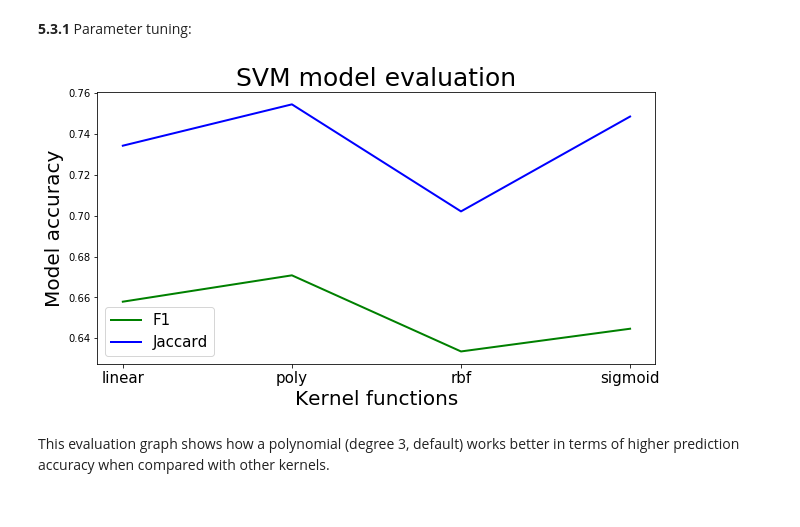
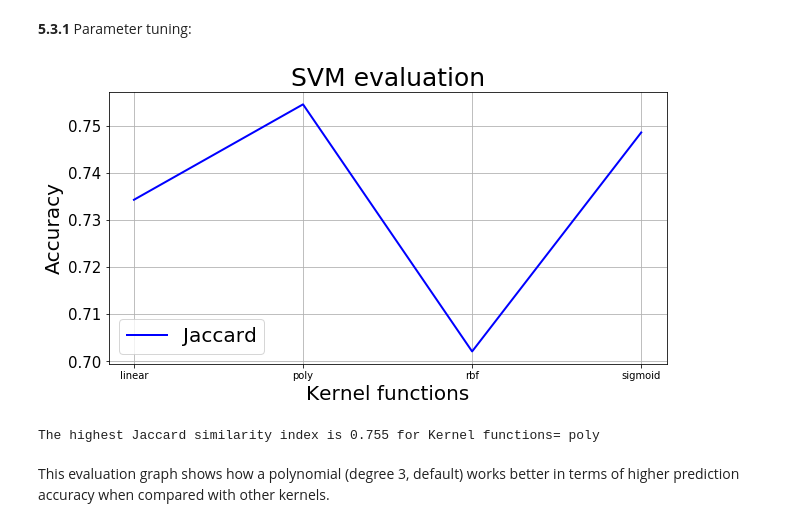
Before and after one commit to Ehsan-Negahbani/Best-Classifier, a Jupyter notebook: Project Notebook.ipynb, the cells around one changed output. Saved outputs shown, nothing was run; the diff lists cells and outputs as text; code cells hidden in the pictures.

```diff
--- a/Project Notebook.ipynb
+++ b/Project Notebook.ipynb
@@ -344,3 +406,19 @@ Parameter tuning for each machine learning model: Find the model parameter value
+# %%
+def model_eval_plt(par, Jac, model_name, model_par_name):
+    # plot model accuracy for different values of k (k: number of neighbors)
+    plt.figure(figsize=(10,5))
+    plt.plot(par, Jac, 'b', linewidth = 2)
+    plt.legend(['Jaccard'], fontsize = 20)
+    plt.ylabel('Accuracy', fontsize = 20)
+    plt.xlabel('{}'.format(model_par_name),  fontsize = 20)
+    plt.title('{} evaluation'.format(model_name), fontsize = 25)
+#     plt.xticks(range(1, Ks), range(1, Ks), fontsize = 15)
+    plt.yticks( fontsize = 15)
+    plt.grid()
+    plt.show()
+    print('The highest Jaccard similarity index is {:3.3} for {}= {}'.format(max(Jac),
+                                                                             model_par_name,
+                                                                             par[np.argmax(Jac)]))
 # %% [markdown]
 #### 5.1 K-Nearest Neighbor classifier (KNN)
 # %% [markdown]
@@ -399,7 +460,7 @@ The highest Jaccard similarity index is 0.755 for K= 7
 **5.2** Build the final KNN model
 Use the K-value that maximizes the model accuracy based on evaluation graph to build the final KNN model
 # %%
-k=6
+k=7
 knn = KNeighborsClassifier(n_neighbors=k)
 # knn.fit(X_train, y_train) # not sure if I should train the model on the entire data or only the training part!!!
 knn.fit(X, y)
@@ -485,54 +543,44 @@ Each of these functions has their own characteristics, its pros and cons, and it
 # %%
 from sklearn import svm
 
 kernels = ['linear', 'poly', 'rbf', 'sigmoid']
 n=0
-F1_scores = np.zeros(len(kernels))
+# F1_scores = np.zeros(len(kernels))
 Jaccard_scores = np.zeros(len(kernels))
 
 for myKernel in kernels:
-#     loanSVM = svm.SVC(kernel=myKernel)
-#     loanSVM.fit(X_train, y_train)
-#     yhat = loanSVM.predict(X_test)
-#     F1_scores[n] = f1_score(y_test, yhat, average='weighted')
-#     Jaccard_scores[n] = jaccard_similarity_score(y_test, yhat)
 
     # Build the model
-    loanSVM = svm.SVC(kernel=myKernel)
+    loanSVM = svm.SVC(kernel=myKernel, gamma = 'auto')
 
     # perform a k-fold cross-validation to estimate the model accuracy
     folds = 10
     kfold = KFold(folds, True, 1)
     n2 = 0
-    f1_kfold_vals = np.zeros((folds))
+#     f1_kfold_vals = np.zeros((folds))
     Jac_kfold_vals = np.zeros((folds))
     # enumerate splits
     for train_index, test_index in kfold.split(X):
         loanSVM.fit(X[train_index], y[train_index])
         yhat = loanSVM.predict(X[test_index])
-        f1_kfold_vals[n2] = f1_score(y[test_index], yhat, average='weighted')
+#         f1_kfold_vals[n2] = f1_score(y[test_index], yhat, average='weighted')
         Jac_kfold_vals[n2] = jaccard_similarity_score(y[test_index], yhat)
         n2+=1
 
     # compute the mean accuracy based on accuracy of k-folds
-    F1_scores[n-1] = f1_kfold_vals.mean()
+#     F1_scores[n-1] = f1_kfold_vals.mean()
     Jaccard_scores[n-1] = Jac_kfold_vals.mean()
 
 
     n+=1
 
-plt.figure(figsize=(10,5))
-plt.plot(range(1, 5), F1_scores, 'g', linewidth=2)
-plt.plot(range(1, 5),Jaccard_scores, 'b', linewidth=2)
-plt.legend(('F1', 'Jaccard'), fontsize=15)
-plt.xticks(range(1, 5), kernels, rotation=0, fontsize = 15)
-plt.xlabel('Kernel functions', fontsize=20)
-plt.ylabel('Model accuracy', fontsize = 20)
-plt.title('SVM model evaluation', fontsize = 25)
-
-plt.show()
+# plot model evaluation and find the optimum parameter
+model_par_name = 'Kernel functions'
+model_name = 'SVM'
+model_eval_plt(kernels, Jaccard_scores, model_name, model_par_name)
 # %% [output]
-[figure, old version]
+[figure, new version]
+The highest Jaccard similarity index is 0.755 for Kernel functions= poly
 # %% [markdown]
 This evaluation graph shows how a polynomial (degree 3, default) works better in terms of higher prediction accuracy when compared with other kernels.
 # %% [markdown]
```
Also changed, not shown: parts of 27 cells of this notebook.
